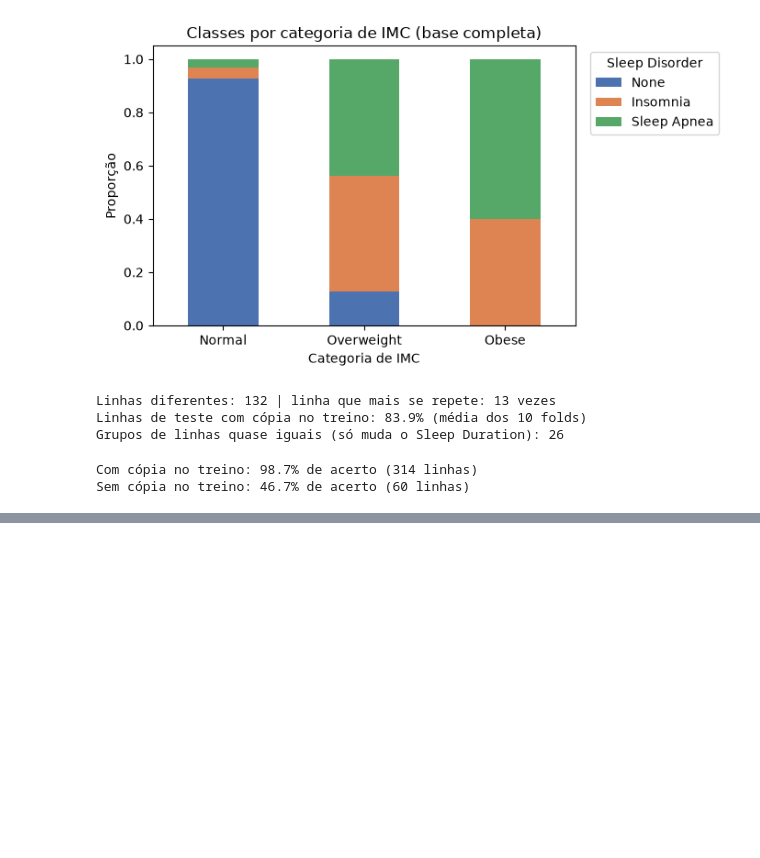
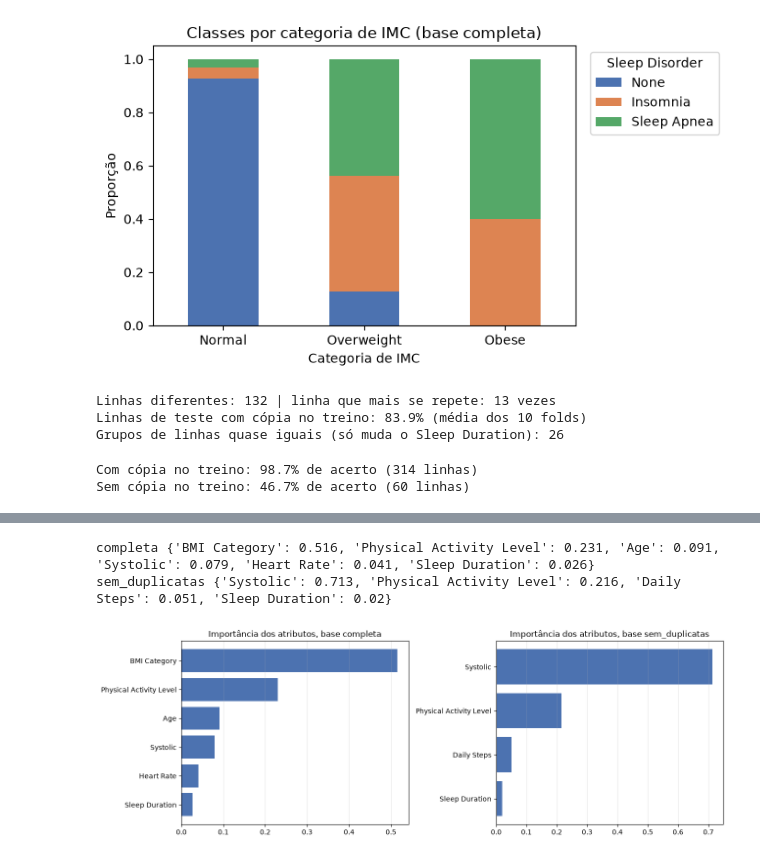
Before and after one commit to FelipeBert/sleep-health, a Jupyter notebook: projeto_experimentos.ipynb, the cells around one changed output, grey strips where cells are left out. Cells and saved outputs as stored; diff of their text form; code cells hidden in the pictures; blank space fills up the shorter version.

Commit message:
feat(notebook): adiciona teste de Friedman e importância dos atributos

```diff
--- a/projeto_experimentos.ipynb
+++ b/projeto_experimentos.ipynb
@@ -710,3 +710,20 @@ print(f"Sem cópia no treino: {np.mean(sem_copia):.1%} de acerto ({len(sem_copia
 # %% [output]
 Com cópia no treino: 98.7% de acerto (314 linhas)
 Sem cópia no treino: 46.7% de acerto (60 linhas)
+# %%
+# Teste de Friedman: os 6 algoritmos são diferentes de verdade?
+# Se o p-valor for maior que 0,05, não dá para dizer que existe diferença
+from scipy.stats import friedmanchisquare
+
+linhas = []
+for nome_base, pf in resultados.items():
+    melhores_pf = pf[pf["melhor"]]
+    for metrica in ["accuracy", "f1_macro"]:
+        # tabela com uma linha por fold e uma coluna por algoritmo
+        tabela = melhores_pf.pivot(index="fold", columns="algoritmo", values=metrica)
+        estat, p = friedmanchisquare(*[tabela[col] for col in tabela.columns])
+        linhas.append({"base": nome_base, "metrica": metrica, "estatistica": round(estat, 3), "p_valor": round(p, 3)})
+
+friedman = pd.DataFrame(linhas)
+friedman.to_csv("resultados/teste_friedman.csv", index=False)
+friedman
@@ -712,0 +736,19 @@ Sem cópia no treino: 46.7% de acerto (60 linhas)
+# %%
+# Quais atributos a árvore de decisão mais usou? (melhores parâmetros, treinada na base toda)
+fig, axes = plt.subplots(1, 2, figsize=(13, 4.5))
+for ax, nome_base in zip(axes, bases):
+    arvore = melhores_modelos[nome_base]["Árvore de Decisão"].named_steps["clf"]
+    colunas_x = bases[nome_base].drop(columns=alvo).columns
+    imp = pd.Series(arvore.feature_importances_, index=colunas_x)
+    imp = imp[imp > 0].sort_values().tail(6)   # só os atributos que a árvore realmente usou
+    ax.barh(imp.index, imp.values, color="#4C72B0")
+    ax.set_title(f"Importância dos atributos, base {nome_base}")
+    ax.grid(axis="x", alpha=0.3)
+    print(nome_base, imp.sort_values(ascending=False).round(3).to_dict())
+plt.tight_layout()
+plt.savefig("resultados/importancia_arvore.png", dpi=150)
+plt.show()
+# %% [output]
+completa {'BMI Category': 0.516, 'Physical Activity Level': 0.231, 'Age': 0.091, 'Systolic': 0.079, 'Heart Rate': 0.041, 'Sleep Duration': 0.026}
+sem_duplicatas {'Systolic': 0.713, 'Physical Activity Level': 0.216, 'Daily Steps': 0.051, 'Sleep Duration': 0.02}
+[figure, added]
```
Also changed, not shown: parts of 1 cell of this notebook, 2 other files.
